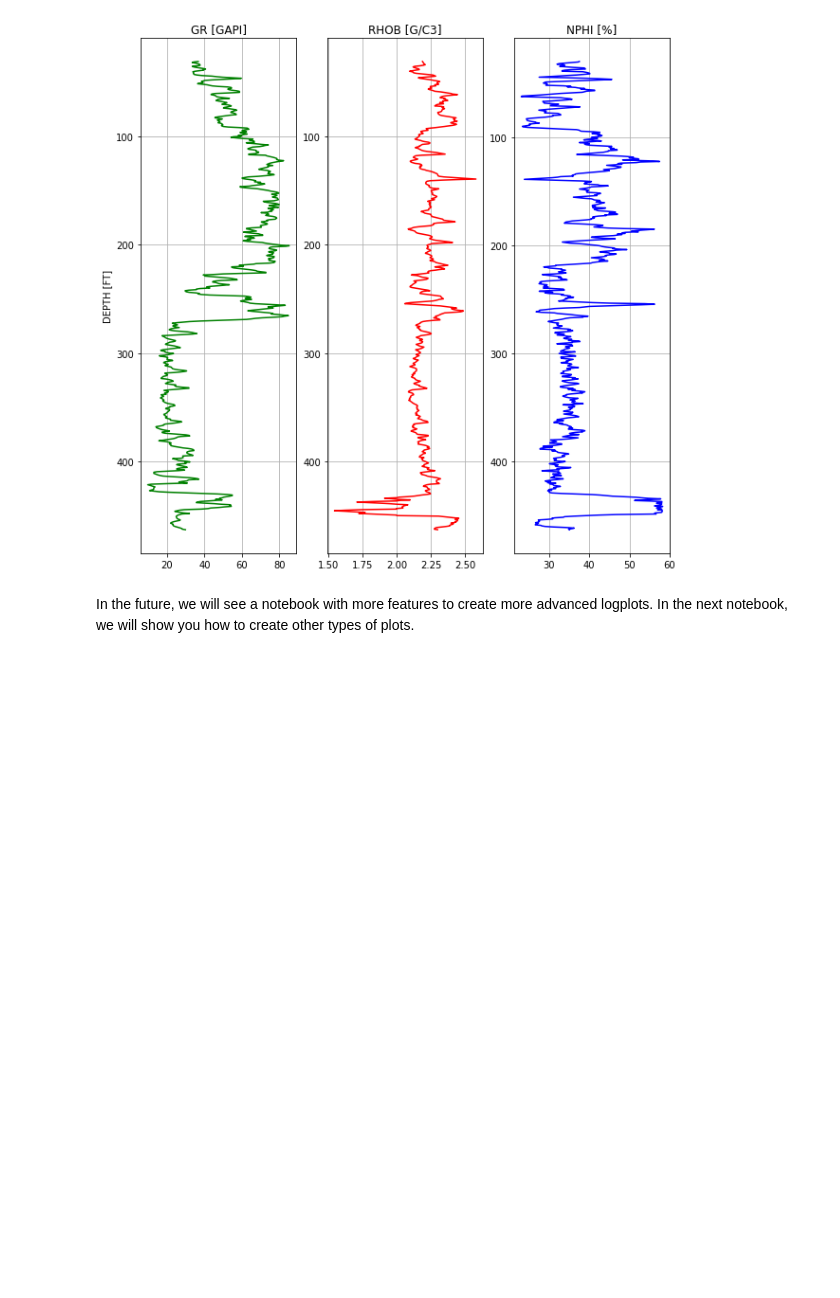
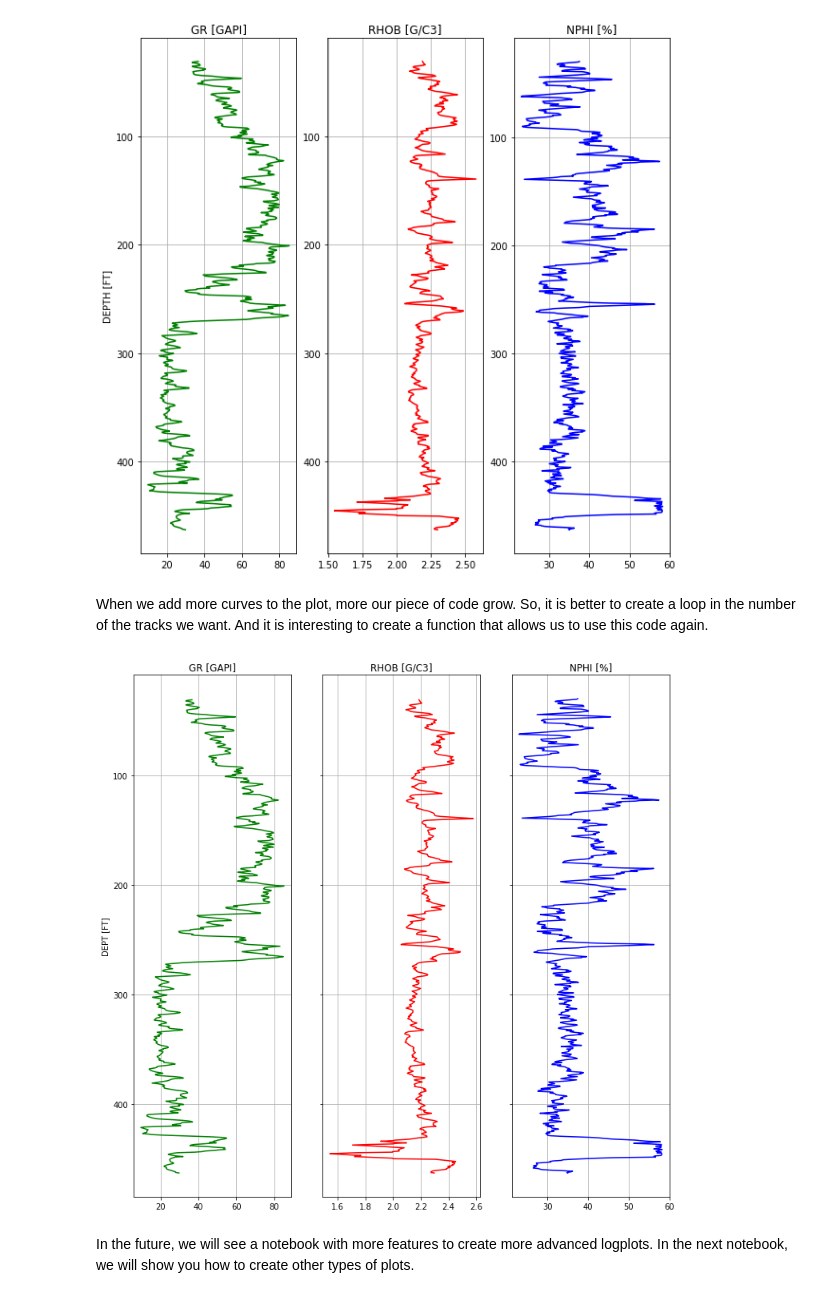
Before and after one commit to rmotadutra/welllogseries, a Jupyter notebook: 02_Displaying_LogPlots_using_Matplotlib.ipynb, the cells around one changed output. Drawn from its saved outputs; the diff is of its cells as text; code cells hidden in the pictures; blank space fills up the shorter version.

Commit message:
Adding plot_curves function

```diff
--- a/02_Displaying_LogPlots_using_Matplotlib.ipynb
+++ b/02_Displaying_LogPlots_using_Matplotlib.ipynb
@@ -113,5 +115,31 @@ ax2.grid()
 plt.show()
 # %% [output]
 [figure]
+# %% [markdown]
+When we add more curves to the plot, more our piece of code grow. So, it is better to create a loop in the number of the tracks we want. And it is interesting to create a function that allows us to use this code again.
+# %%
+# creating a function for plot curves
+def plot_curves(well, depth, curves, colors, size = (12,12)):
+
+    n_tracks = len(curves)
+
+    fig, ax = plt.subplots(1, n_tracks, sharey=True)
+    fig.set_size_inches(size)
+
+    ax[0].set_ylabel(f"{well.curves[depth].mnemonic} [{well.curves[depth].unit}]")
+    ax[0].invert_yaxis()
+    for i in range(n_tracks):
+        ax[i].plot(well.curves[curves[i]].data, well.curves[depth].data, color=colors[i])
+        ax[i].set_title(f"{well.curves[curves[i]].mnemonic} [{well.curves[curves[i]].unit}]")
+        ax[i].grid()
+
+    plt.show()
+# %%
+# using the function to create the same previous logplot
+curves = ["GR", "RHOB", "NPHI"]
+colors = ["green", "red", "blue"]
+plot_curves(well, "DEPT", curves, colors)
+# %% [output]
+[figure, added]
 # %% [markdown]
 In the future, we will see a notebook with more features to create more advanced logplots. In the next notebook, we will show you how to create other types of plots.
```
Also changed, not shown: parts of 2 cells of this notebook.
